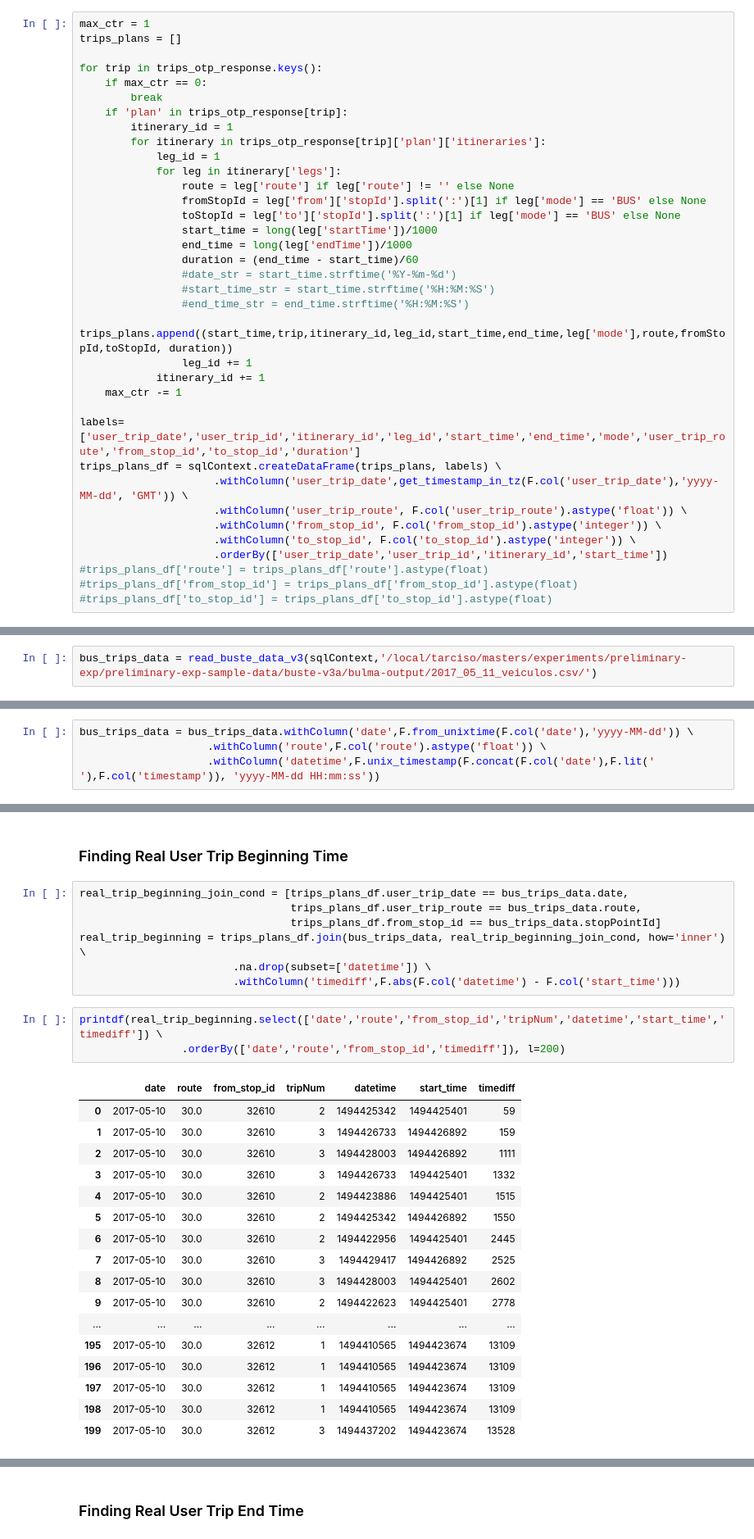
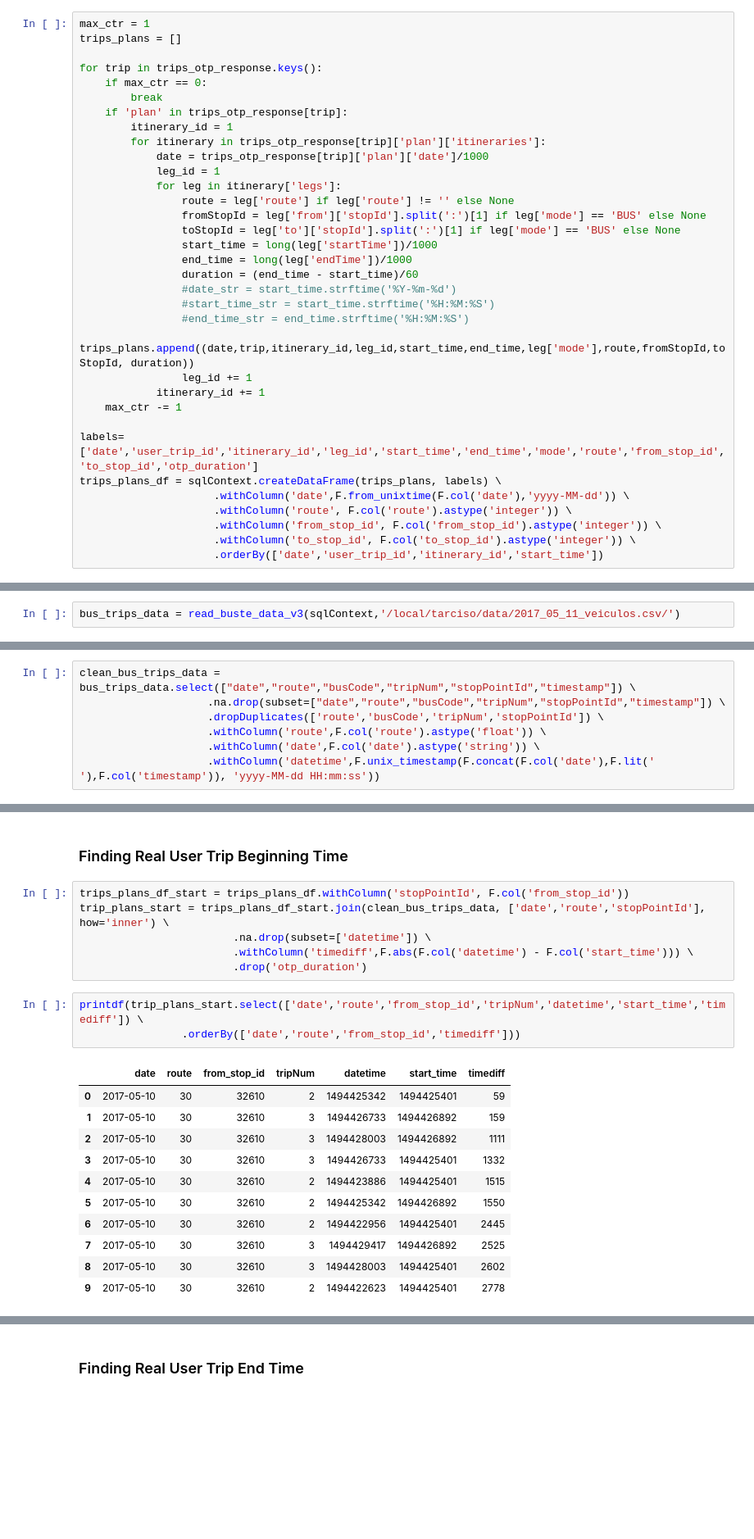
Before and after one commit to tarcisobraz/trips-optimality-exp, a Jupyter notebook: evaluate-trip-optimality-spark.ipynb, the cells around one changed output, grey strips where cells are left out. Shown at 82% size. Cells and saved outputs as stored; diff of their text form; blank space fills up the shorter version.

```diff
--- a/evaluate-trip-optimality-spark.ipynb
+++ b/evaluate-trip-optimality-spark.ipynb
@@ -169,6 +166,7 @@ for trip in trips_otp_response.keys():
     if 'plan' in trips_otp_response[trip]:
         itinerary_id = 1
         for itinerary in trips_otp_response[trip]['plan']['itineraries']:
+            date = trips_otp_response[trip]['plan']['date']/1000
             leg_id = 1
             for leg in itinerary['legs']:
                 route = leg['route'] if leg['route'] != '' else None
@@ -180,21 +178,18 @@ for trip in trips_otp_response.keys():
                 #date_str = start_time.strftime('%Y-%m-%d')
                 #start_time_str = start_time.strftime('%H:%M:%S')
                 #end_time_str = end_time.strftime('%H:%M:%S')
-                trips_plans.append((start_time,trip,itinerary_id,leg_id,start_time,end_time,leg['mode'],route,fromStopId,toStopId, duration))
+                trips_plans.append((date,trip,itinerary_id,leg_id,start_time,end_time,leg['mode'],route,fromStopId,toStopId, duration))
                 leg_id += 1
             itinerary_id += 1
     max_ctr -= 1
 
-labels=['user_trip_date','user_trip_id','itinerary_id','leg_id','start_time','end_time','mode','user_trip_route','from_stop_id','to_stop_id','duration']
+labels=['date','user_trip_id','itinerary_id','leg_id','start_time','end_time','mode','route','from_stop_id','to_stop_id','otp_duration']
 trips_plans_df = sqlContext.createDataFrame(trips_plans, labels) \
-                     .withColumn('user_trip_date',get_timestamp_in_tz(F.col('user_trip_date'),'yyyy-MM-dd', 'GMT')) \
-                     .withColumn('user_trip_route', F.col('user_trip_route').astype('float')) \
+                     .withColumn('date',F.from_unixtime(F.col('date'),'yyyy-MM-dd')) \
+                     .withColumn('route', F.col('route').astype('integer')) \
                      .withColumn('from_stop_id', F.col('from_stop_id').astype('integer')) \
                      .withColumn('to_stop_id', F.col('to_stop_id').astype('integer')) \
-                     .orderBy(['user_trip_date','user_trip_id','itinerary_id','start_time'])
-#trips_plans_df['route'] = trips_plans_df['route'].astype(float)
-#trips_plans_df['from_stop_id'] = trips_plans_df['from_stop_id'].astype(float)
-#trips_plans_df['to_stop_id'] = trips_plans_df['to_stop_id'].astype(float)
+                     .orderBy(['date','user_trip_id','itinerary_id','start_time'])
 # %%
 trips_plans_df.printSchema()
 # %% [output]
@@ -235,7 +258,7 @@ printdf(od_matrix.filter(od_matrix.o_boarding_id == 627065225216).select('o_boar
 # %% [markdown]
 ### Read Bus Data
 # %%
-bus_trips_data = read_buste_data_v3(sqlContext,'/local/tarciso/masters/experiments/preliminary-exp/preliminary-exp-sample-data/buste-v3a/bulma-output/2017_05_11_veiculos.csv/')
+bus_trips_data = read_buste_data_v3(sqlContext,'/local/tarciso/data/2017_05_11_veiculos.csv/')
 # %%
 bus_trips_data.printSchema()
 # %% [output]
@@ -273,4 +282,7 @@ printdf(bus_trips_data.select('date'))
 # %%
-bus_trips_data = bus_trips_data.withColumn('date',F.from_unixtime(F.col('date'),'yyyy-MM-dd')) \
+clean_bus_trips_data = bus_trips_data.select(["date","route","busCode","tripNum","stopPointId","timestamp"]) \
+                    .na.drop(subset=["date","route","busCode","tripNum","stopPointId","timestamp"]) \
+                    .dropDuplicates(['route','busCode','tripNum','stopPointId']) \
                     .withColumn('route',F.col('route').astype('float')) \
+                    .withColumn('date',F.col('date').astype('string')) \
                     .withColumn('datetime',F.unix_timestamp(F.concat(F.col('date'),F.lit(' '),F.col('timestamp')), 'yyyy-MM-dd HH:mm:ss'))
@@ -277,30 +303,23 @@ bus_trips_data = bus_trips_data.withColumn('date',F.from_unixtime(F.col('date'),
 # %% [markdown]
 ### Finding Real User Trip Beginning Time
 # %%
-real_trip_beginning_join_cond = [trips_plans_df.user_trip_date == bus_trips_data.date,
-                                 trips_plans_df.user_trip_route == bus_trips_data.route,
-                                 trips_plans_df.from_stop_id == bus_trips_data.stopPointId]
-real_trip_beginning = trips_plans_df.join(bus_trips_data, real_trip_beginning_join_cond, how='inner') \
+trips_plans_df_start = trips_plans_df.withColumn('stopPointId', F.col('from_stop_id'))
+trip_plans_start = trips_plans_df_start.join(clean_bus_trips_data, ['date','route','stopPointId'], how='inner') \
                         .na.drop(subset=['datetime']) \
-                        .withColumn('timediff',F.abs(F.col('datetime') - F.col('start_time')))
+                        .withColumn('timediff',F.abs(F.col('datetime') - F.col('start_time'))) \
+                        .drop('otp_duration')
 # %%
-printdf(real_trip_beginning.select(['date','route','from_stop_id','tripNum','datetime','start_time','timediff']) \
-                .orderBy(['date','route','from_stop_id','timediff']), l=200)
+printdf(trip_plans_start.select(['date','route','from_stop_id','tripNum','datetime','start_time','timediff']) \
+                .orderBy(['date','route','from_stop_id','timediff']))
 # %% [output]
 |  | date | route | from_stop_id | tripNum | datetime | start_time | timediff |
-| 0 | 2017-05-10 | 30.0 | 32610 | 2 | 1494425342 | 1494425401 | 59 |
-| 1 | 2017-05-10 | 30.0 | 32610 | 3 | 1494426733 | 1494426892 | 159 |
-| 2 | 2017-05-10 | 30.0 | 32610 | 3 | 1494428003 | 1494426892 | 1111 |
-| 3 | 2017-05-10 | 30.0 | 32610 | 3 | 1494426733 | 1494425401 | 1332 |
-| 4 | 2017-05-10 | 30.0 | 32610 | 2 | 1494423886 | 1494425401 | 1515 |
-| 5 | 2017-05-10 | 30.0 | 32610 | 2 | 1494425342 | 1494426892 | 1550 |
-| 6 | 2017-05-10 | 30.0 | 32610 | 2 | 1494422956 | 1494425401 | 2445 |
-| 7 | 2017-05-10 | 30.0 | 32610 | 3 | 1494429417 | 1494426892 | 2525 |
-| 8 | 2017-05-10 | 30.0 | 32610 | 3 | 1494428003 | 1494425401 | 2602 |
-| 9 | 2017-05-10 | 30.0 | 32610 | 2 | 1494422623 | 1494425401 | 2778 |
-| ... | ... | ... | ... | ... | ... | ... | ... |
-| 195 | 2017-05-10 | 30.0 | 32612 | 1 | 1494410565 | 1494423674 | 13109 |
-| 196 | 2017-05-10 | 30.0 | 32612 | 1 | 1494410565 | 1494423674 | 13109 |
-| 197 | 2017-05-10 | 30.0 | 32612 | 1 | 1494410565 | 1494423674 | 13109 |
-| 198 | 2017-05-10 | 30.0 | 32612 | 1 | 1494410565 | 1494423674 | 13109 |
-| 199 | 2017-05-10 | 30.0 | 32612 | 3 | 1494437202 | 1494423674 | 13528 |
+| 0 | 2017-05-10 | 30 | 32610 | 2 | 1494425342 | 1494425401 | 59 |
+| 1 | 2017-05-10 | 30 | 32610 | 3 | 1494426733 | 1494426892 | 159 |
+| 2 | 2017-05-10 | 30 | 32610 | 3 | 1494428003 | 1494426892 | 1111 |
+| 3 | 2017-05-10 | 30 | 32610 | 3 | 1494426733 | 1494425401 | 1332 |
+| 4 | 2017-05-10 | 30 | 32610 | 2 | 1494423886 | 1494425401 | 1515 |
+| 5 | 2017-05-10 | 30 | 32610 | 2 | 1494425342 | 1494426892 | 1550 |
+| 6 | 2017-05-10 | 30 | 32610 | 2 | 1494422956 | 1494425401 | 2445 |
+| 7 | 2017-05-10 | 30 | 32610 | 3 | 1494429417 | 1494426892 | 2525 |
+| 8 | 2017-05-10 | 30 | 32610 | 3 | 1494428003 | 1494425401 | 2602 |
+| 9 | 2017-05-10 | 30 | 32610 | 2 | 1494422623 | 1494425401 | 2778 |
```
Also changed, not shown: parts of 37 cells of this notebook.
